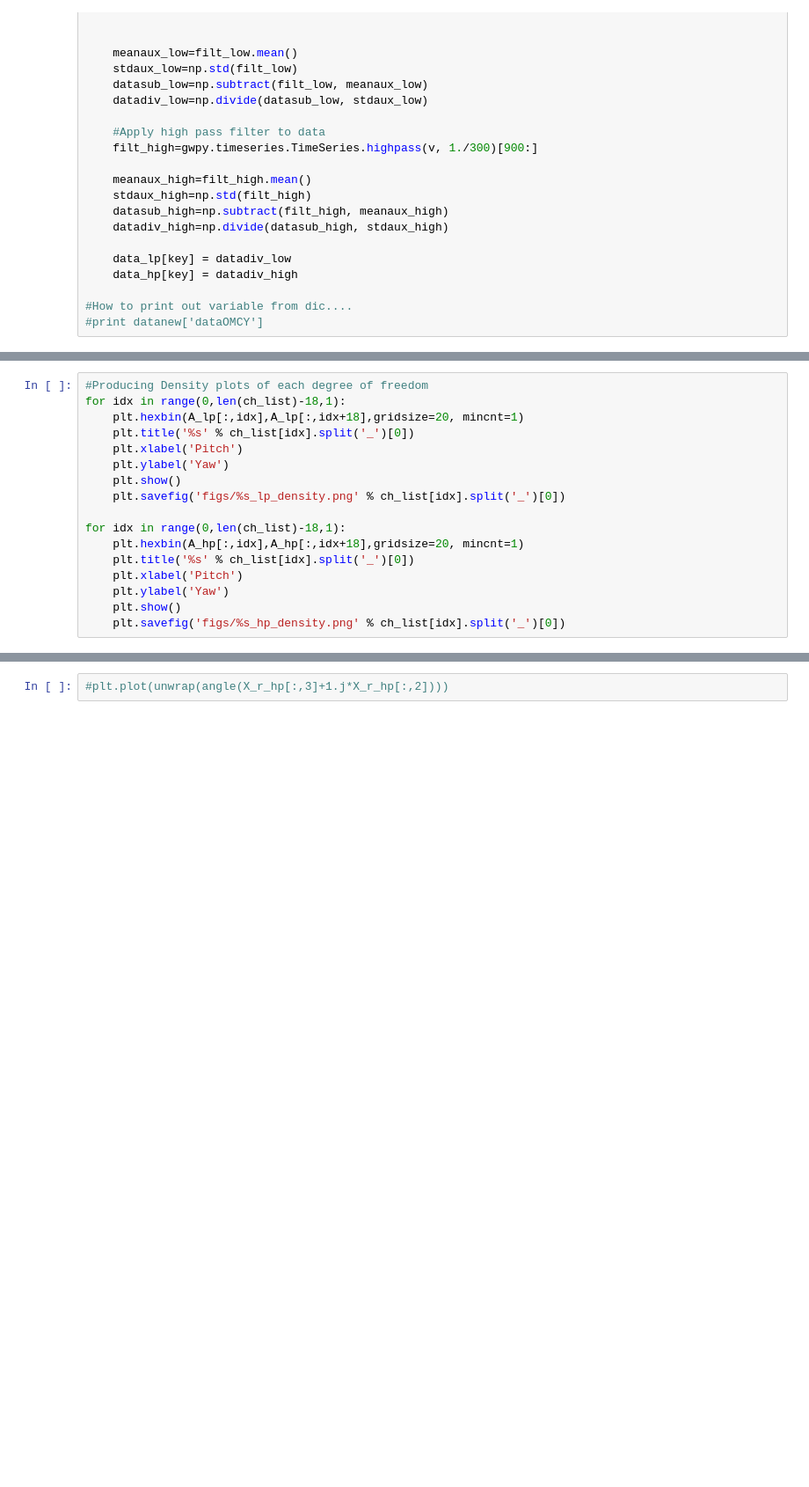
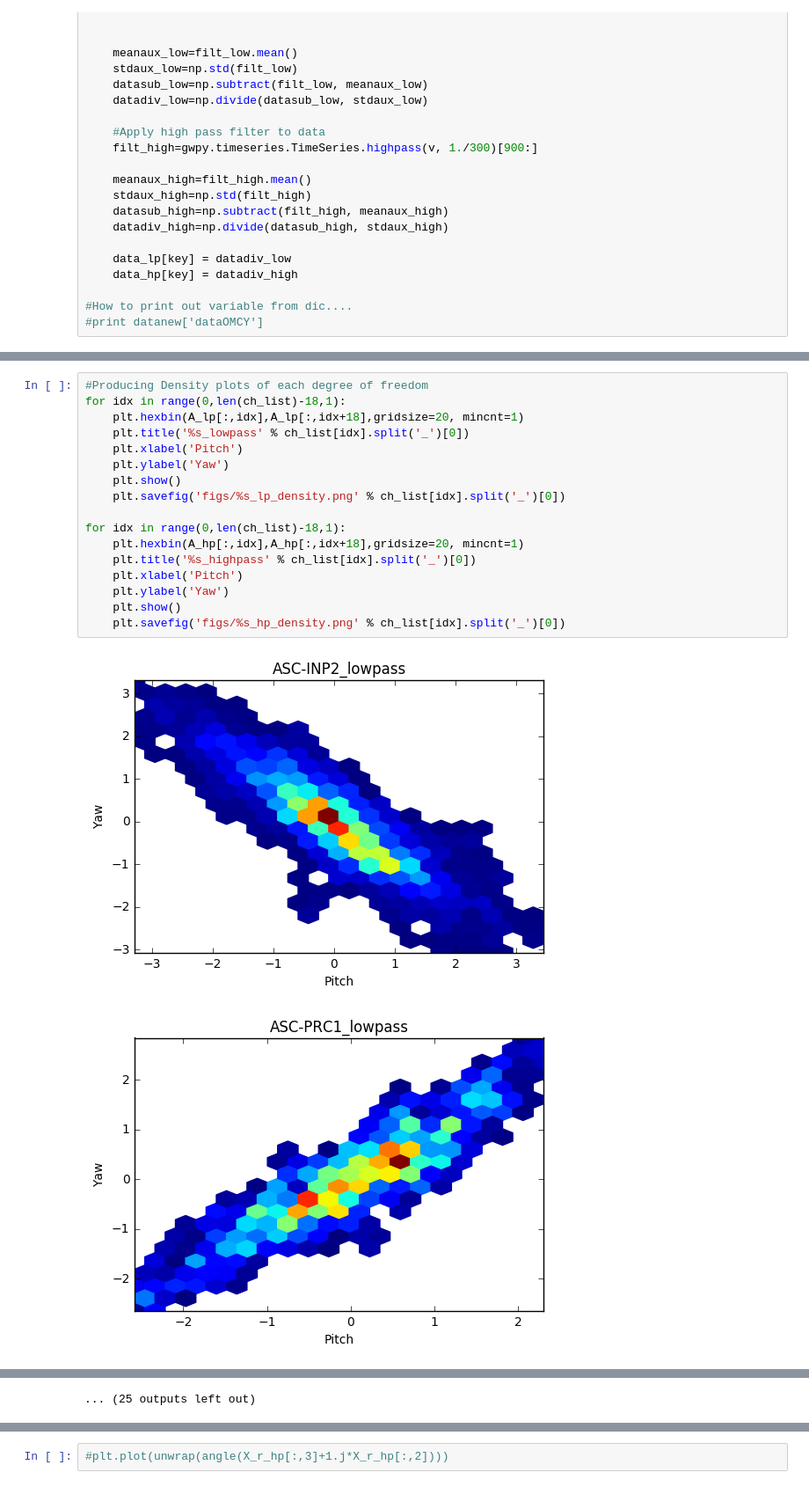
Before and after one commit to hagabbar/pca_aux_cop, a Jupyter notebook: aux_get_automated.ipynb, the cells around one changed output, grey strips where cells are left out. Shown at 88% size. Drawn from its saved outputs; the diff is of its cells as text; blank space fills up the shorter version.

```diff
--- a/aux_get_automated.ipynb
+++ b/aux_get_automated.ipynb
@@ -104,17 +153,20 @@ print ch_list
 # %%
 #Producing Density plots of each degree of freedom
 for idx in range(0,len(ch_list)-18,1):
     plt.hexbin(A_lp[:,idx],A_lp[:,idx+18],gridsize=20, mincnt=1)
-    plt.title('%s' % ch_list[idx].split('_')[0])
+    plt.title('%s_lowpass' % ch_list[idx].split('_')[0])
     plt.xlabel('Pitch')
     plt.ylabel('Yaw')
     plt.show()
     plt.savefig('figs/%s_lp_density.png' % ch_list[idx].split('_')[0])
 
 for idx in range(0,len(ch_list)-18,1):
     plt.hexbin(A_hp[:,idx],A_hp[:,idx+18],gridsize=20, mincnt=1)
-    plt.title('%s' % ch_list[idx].split('_')[0])
+    plt.title('%s_highpass' % ch_list[idx].split('_')[0])
     plt.xlabel('Pitch')
     plt.ylabel('Yaw')
     plt.show()
     plt.savefig('figs/%s_hp_density.png' % ch_list[idx].split('_')[0])
+# %% [output]
+[figure, added]
+[figure, added]
@@ -121,2 +183,3 @@ for idx in range(0,len(ch_list)-18,1):
+... (25 outputs left out)
 # %%
 print best_ch_lp
```
Also changed, not shown: parts of 10 cells of this notebook.
